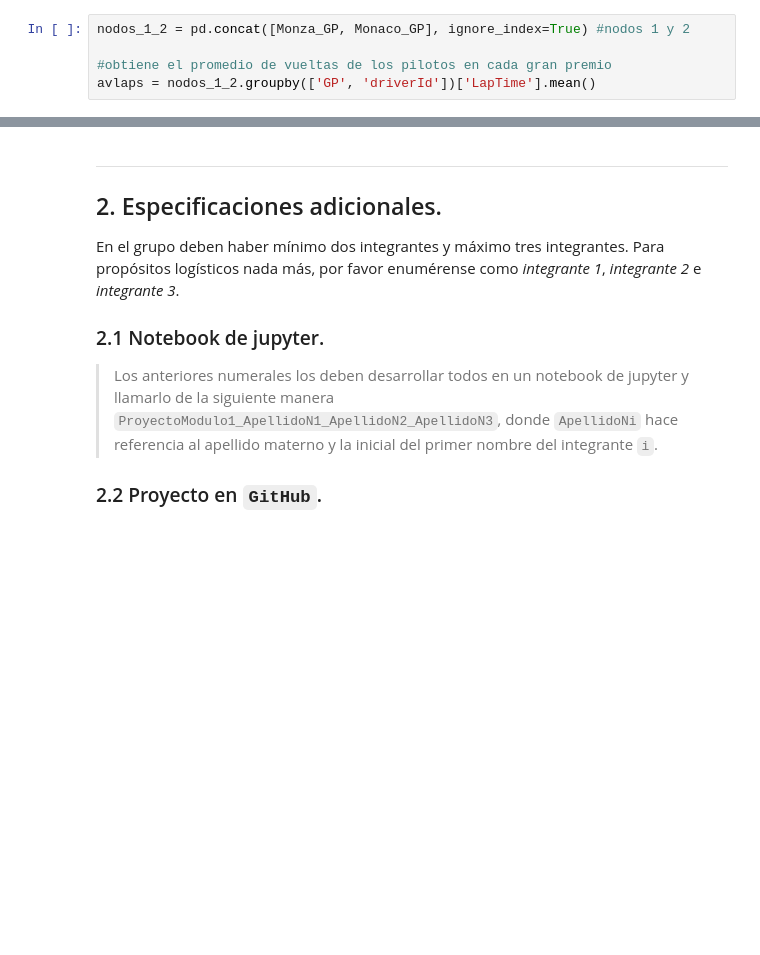
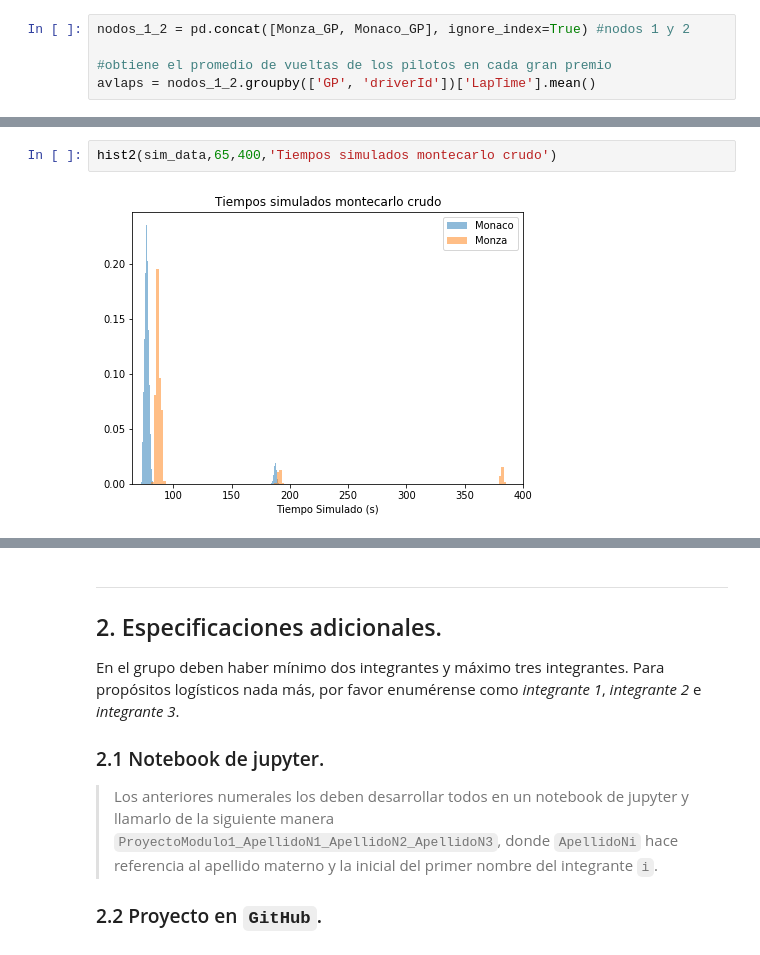
Before and after one commit to carolanb/Proyecto_modulo1, a Jupyter notebook: GuiaProyectoActual.ipynb, the cells around one changed output, grey strips where cells are left out. Cells and saved outputs as stored; diff of their text form; blank space fills up the shorter version.

```diff
--- a/GuiaProyectoActual.ipynb
+++ b/GuiaProyectoActual.ipynb
@@ -274,0 +291,4 @@ def filtro_nvueltas(df:'DataFrame GP',nv:'total de vueltas del GP'):
+# %%
+hist2(sim_data,65,400,'Tiempos simulados montecarlo crudo')
+# %% [output]
+[figure, added]
```
Also changed, not shown: parts of 23 cells of this notebook.
